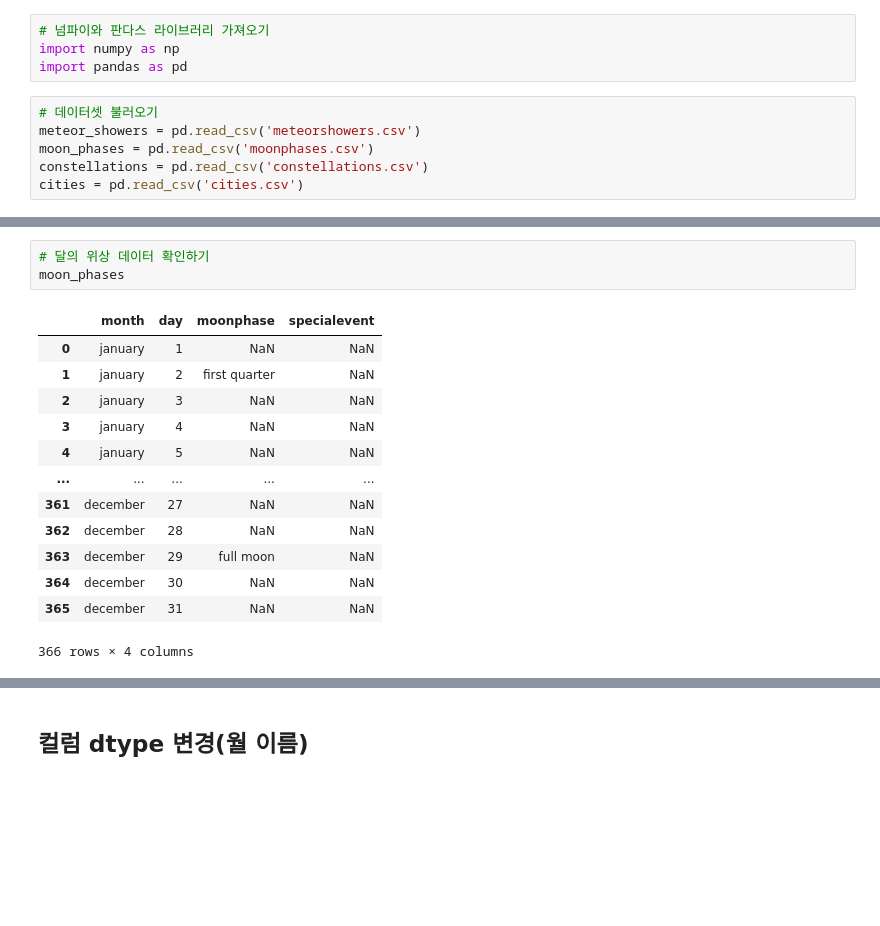
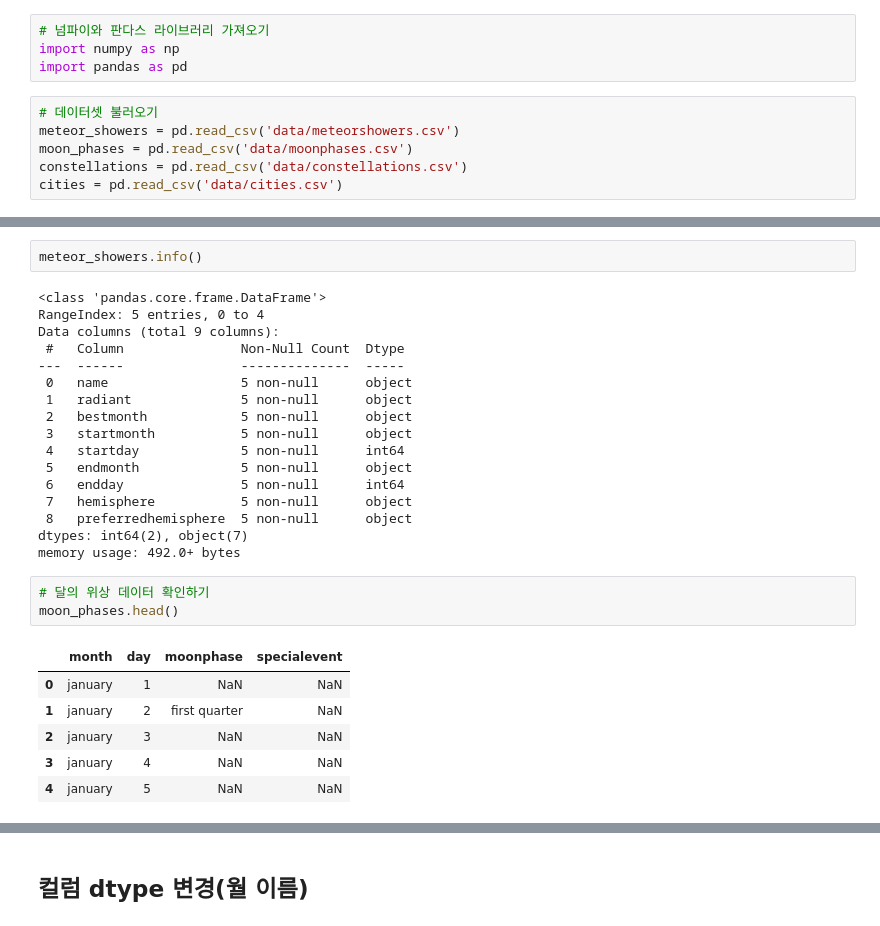
Before and after one commit to lima1016/python_study, a Jupyter notebook: OverTheMoon_유성우.ipynb, the cells around one changed output, grey strips where cells are left out. Drawn from its saved outputs; the diff is of its cells as text; blank space fills up the shorter version.

```diff
--- a/OverTheMoon_유성우.ipynb
+++ b/OverTheMoon_유성우.ipynb
@@ -8,9 +8,9 @@ import numpy as np
 import pandas as pd
 # %%
 # 데이터셋 불러오기
-meteor_showers = pd.read_csv('meteorshowers.csv')
-moon_phases = pd.read_csv('moonphases.csv')
-constellations = pd.read_csv('constellations.csv')
-cities = pd.read_csv('cities.csv')
+meteor_showers = pd.read_csv('data/meteorshowers.csv')
+moon_phases = pd.read_csv('data/moonphases.csv')
+constellations = pd.read_csv('data/constellations.csv')
+cities = pd.read_csv('data/cities.csv')
 # %%
 # 유성우 데이터 확인하기
@@ -22,20 +22,32 @@ meteor_showers
 | 2 | Orionids | Orion | october | october | 2 | november | 7 | northern, southern | northern, southern |
 | 3 | Perseids | Perseus | august | july | 14 | august | 24 | northern | northern |
 | 4 | Leonids | Leo | november | november | 6 | november | 30 | northern, southern | northern, southern |
+# %%
+meteor_showers.info()
+# %% [output]
+<class 'pandas.core.frame.DataFrame'>
+RangeIndex: 5 entries, 0 to 4
+Data columns (total 9 columns):
+ #   Column               Non-Null Count  Dtype
+---  ------               --------------  -----
+ 0   name                 5 non-null      object
+ 1   radiant              5 non-null      object
+ 2   bestmonth            5 non-null      object
+ 3   startmonth           5 non-null      object
+ 4   startday             5 non-null      int64
+ 5   endmonth             5 non-null      object
+ 6   endday               5 non-null      int64
+ 7   hemisphere           5 non-null      object
+ 8   preferredhemisphere  5 non-null      object
+dtypes: int64(2), object(7)
+memory usage: 492.0+ bytes
 # %%
 # 달의 위상 데이터 확인하기
-moon_phases
+moon_phases.head()
 # %% [output]
 |  | month | day | moonphase | specialevent |
 | 0 | january | 1 | NaN | NaN |
 | 1 | january | 2 | first quarter | NaN |
 | 2 | january | 3 | NaN | NaN |
 | 3 | january | 4 | NaN | NaN |
 | 4 | january | 5 | NaN | NaN |
-| ... | ... | ... | ... | ... |
-| 361 | december | 27 | NaN | NaN |
-| 362 | december | 28 | NaN | NaN |
-| 363 | december | 29 | full moon | NaN |
-| 364 | december | 30 | NaN | NaN |
-| 365 | december | 31 | NaN | NaN |
-366 rows × 4 columns
```
Also changed, not shown: parts of 55 cells of this notebook, 1 other file.
